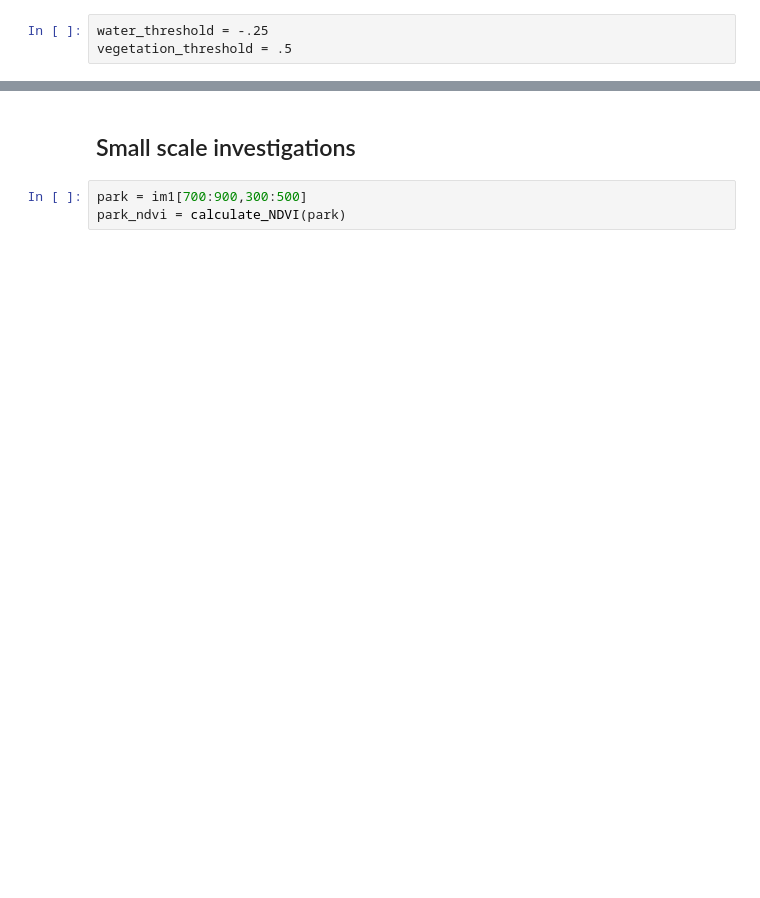
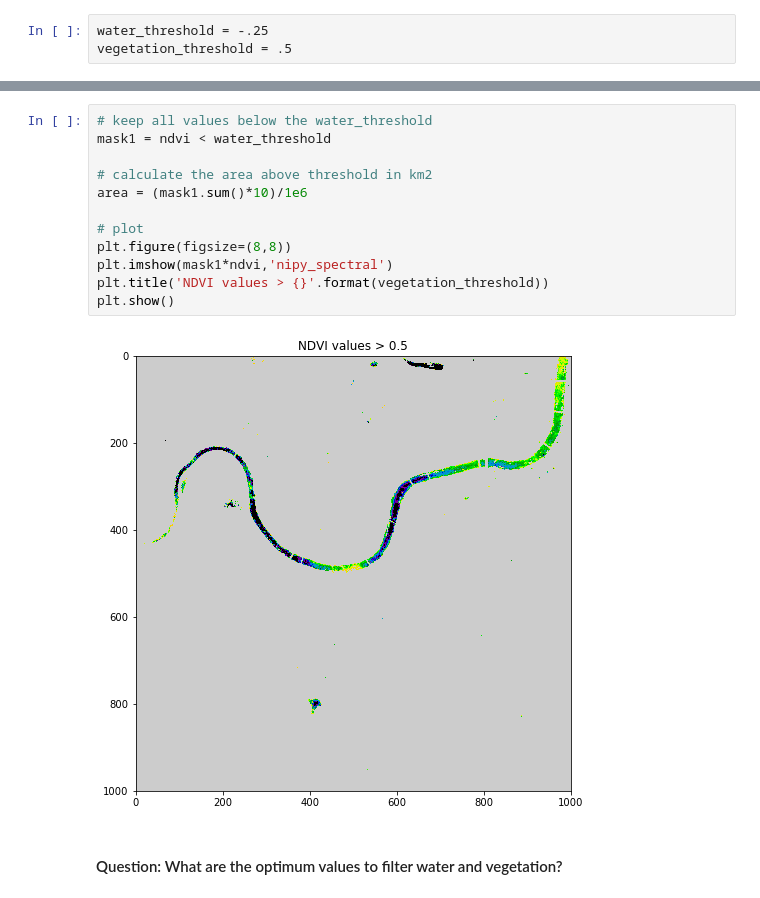
Before and after one commit to joe-fennell/data-analysis-part-1, a Jupyter notebook: Earth_Observation_Tutorial.ipynb, the cells around one changed output, grey strips where cells are left out. Cells and saved outputs as stored; diff of their text form; blank space fills up the shorter version.

```diff
--- a/Sentinel2_Example.ipynb
+++ b/Earth_Observation_Tutorial.ipynb
@@ -112,8 +131,19 @@ plt.title('NDVI values > {}'.format(vegetation_threshold))
 plt.show()
 # %% [output]
 [figure]
-# %% [markdown]
-## Small scale investigations
-# %%
-park = im1[700:900,300:500]
-park_ndvi = calculate_NDVI(park)
+# %%
+# keep all values below the water_threshold
+mask1 = ndvi < water_threshold
+
+# calculate the area above threshold in km2
+area = (mask1.sum()*10)/1e6
+
+# plot
+plt.figure(figsize=(8,8))
+plt.imshow(mask1*ndvi,'nipy_spectral')
+plt.title('NDVI values > {}'.format(vegetation_threshold))
+plt.show()
+# %% [output]
+[figure, added]
+# %% [markdown]
+#### Question: What are the optimum values to filter water and vegetation?
```
Also changed, not shown: parts of 14 cells of this notebook, 7 other files.
